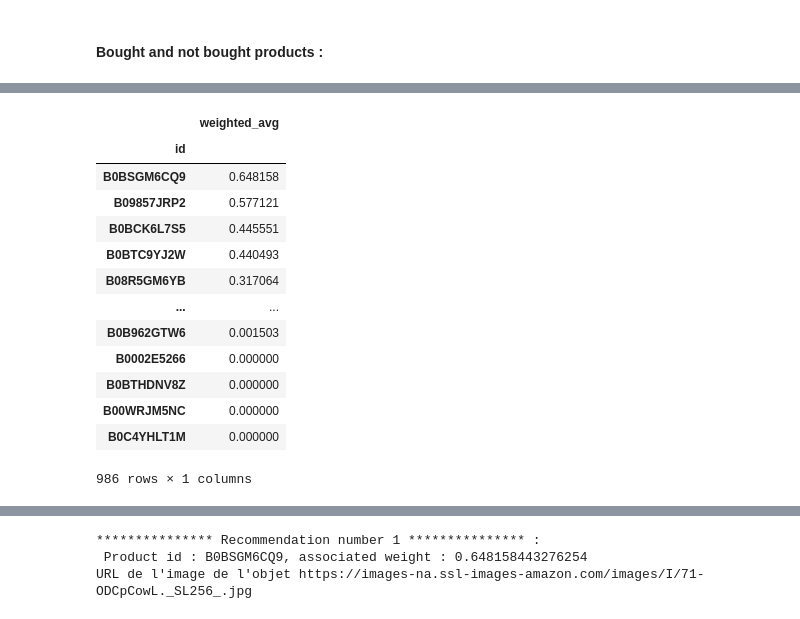
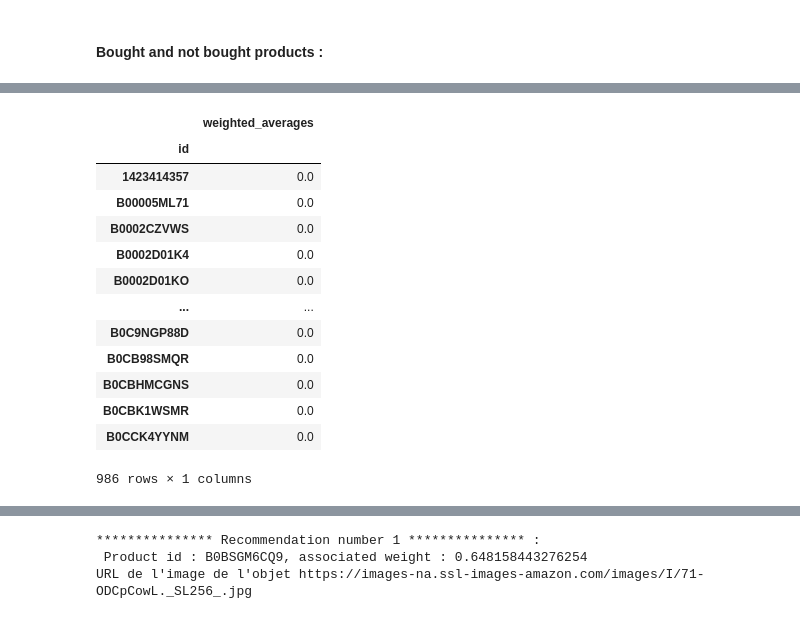
Before and after one commit to arazig/Advanced-ML-project, a Jupyter notebook: Notebook.ipynb, the cells around one changed output, grey strips where cells are left out. Cells and saved outputs as stored; diff of their text form; code cells hidden in the pictures.

Commit message:
finale recommendation

```diff
--- a/Notebook.ipynb
+++ b/Notebook.ipynb
@@ -391,13 +408,13 @@ we calculate the similarity between a **target user** and other users in the sys
 #### **Similar users :**
 # %%
 #num of silimar users
-n = 5
+k = 10
 
 #set a threshold for similarity : only users with a similarity score greater than 0.5 will be considered
 user_similarity_threshold =  0.3
 
-# top n similar users
-similar_users = df_similarity_matrix[df_similarity_matrix[select_userid]>user_similarity_threshold][select_userid].sort_values(ascending=False)[:n]
+# top k similar users
+similar_users = df_similarity_matrix[df_similarity_matrix[select_userid]>user_similarity_threshold][select_userid].sort_values(ascending=False)[:k]
 similar_users_df = similar_users.to_frame(name='similarity')
 
 print (f"The similar (with similarity bigger than {user_similarity_threshold} of cosine similarity) users to user {select_userid} are  : ")
@@ -467,20 +476,35 @@ not_bought_products
 selected_similar_users = df_similarity_matrix[select_userid].drop(select_userid)
 weights = selected_similar_users/selected_similar_users.sum()
 weighted_averages = pd.DataFrame(not_bought_products.T.dot(weights.to_numpy()), columns=["weighted_avg"])
+# %%
+# Select only the rows of not_bought_products for similar users
+similar_user_ids = similar_users_df.drop(select_userid).index
+filtered_not_bought_products = not_bought_products.loc[similar_user_ids]
+
+# Normalize weights
+weights = similar_users_df.drop(select_userid) / similar_users_df.drop(select_userid).sum()
+
+# Compute the weighted averages
+weighted_averages = filtered_not_bought_products.T.dot(weights.to_numpy())
+# %%
+weighted_averages = pd.DataFrame(weighted_averages)#.sort_values(by=0, ascending=False))
+weighted_averages.columns = ['weighted_averages']
+
+weighted_averages.sort_values(by="weighted_averages", ascending = False)
+# %% [output]
+|  | weighted_averages |
+| id |  |
+| 1423414357 | 0.0 |
+| B00005ML71 | 0.0 |
+| B0002CZVWS | 0.0 |
+| B0002D01K4 | 0.0 |
+| B0002D01KO | 0.0 |
+| ... | ... |
+| B0C9NGP88D | 0.0 |
+| B0CB98SMQR | 0.0 |
+| B0CBHMCGNS | 0.0 |
+| B0CBK1WSMR | 0.0 |
+| B0CCK4YYNM | 0.0 |
+986 rows × 1 columns
 # %%
-weighted_averages.sort_values(by="weighted_avg", ascending = False)
+top_7_recommendation = weighted_averages.sort_values(by="weighted_averages", ascending = False).head(7)
-# %% [output]
-|  | weighted_avg |
-| id |  |
-| B0BSGM6CQ9 | 0.648158 |
-| B09857JRP2 | 0.577121 |
-| B0BCK6L7S5 | 0.445551 |
-| B0BTC9YJ2W | 0.440493 |
-| B08R5GM6YB | 0.317064 |
-| ... | ... |
-| B0B962GTW6 | 0.001503 |
-| B0002E5266 | 0.000000 |
-| B0BTHDNV8Z | 0.000000 |
-| B00WRJM5NC | 0.000000 |
-| B0C4YHLT1M | 0.000000 |
-986 rows × 1 columns
```
Also changed, not shown: parts of 13 cells of this notebook, 1 other file.
